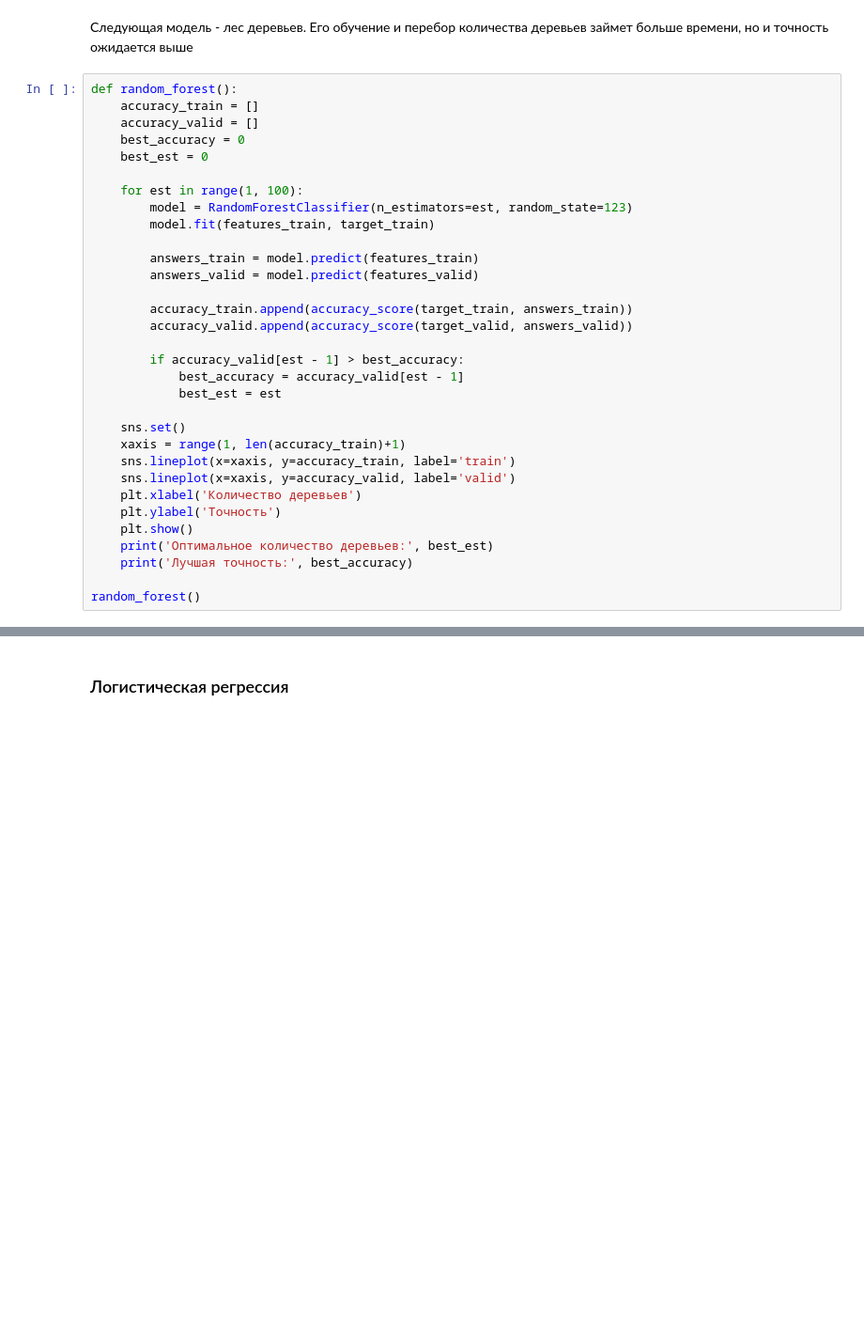
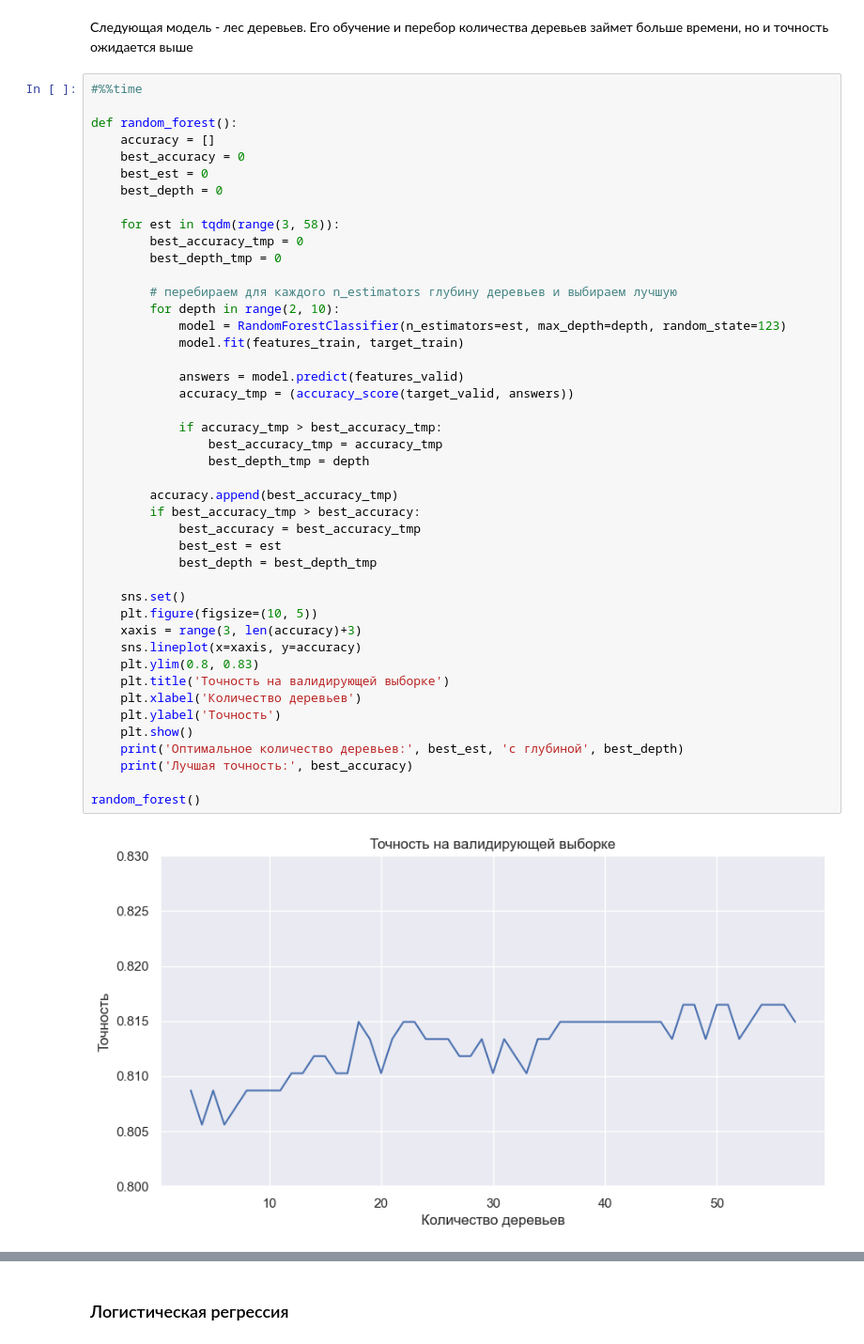
Before and after one commit to alex-blessed/YandexP-projects, a Jupyter notebook: YaTariffs.ipynb, the cells around one changed output, grey strips where cells are left out. Shown: that part at 94% size. Drawn from its saved outputs; the diff is of its cells as text; blank space fills up the shorter version.

```diff
--- a/YaTariffs.ipynb
+++ b/YaTariffs.ipynb
@@ -291,34 +356,48 @@ decision_tree()
 # %% [markdown]
 Следующая модель - лес деревьев. Его обучение и перебор количества деревьев займет больше времени, но и точность ожидается выше
 # %%
+#%%time
+
 def random_forest():
-    accuracy_train = []
-    accuracy_valid = []
+    accuracy = []
     best_accuracy = 0
     best_est = 0
+    best_depth = 0
 
-    for est in range(1, 100):
-        model = RandomForestClassifier(n_estimators=est, random_state=123)
-        model.fit(features_train, target_train)
+    for est in tqdm(range(3, 58)):
+        best_accuracy_tmp = 0
+        best_depth_tmp = 0
 
-        answers_train = model.predict(features_train)
-        answers_valid = model.predict(features_valid)
+        # перебираем для каждого n_estimators глубину деревьев и выбираем лучшую
+        for depth in range(2, 10):
+            model = RandomForestClassifier(n_estimators=est, max_depth=depth, random_state=123)
+            model.fit(features_train, target_train)
 
-        accuracy_train.append(accuracy_score(target_train, answers_train))
-        accuracy_valid.append(accuracy_score(target_valid, answers_valid))
+            answers = model.predict(features_valid)
+            accuracy_tmp = (accuracy_score(target_valid, answers))
 
-        if accuracy_valid[est - 1] > best_accuracy:
-            best_accuracy = accuracy_valid[est - 1]
+            if accuracy_tmp > best_accuracy_tmp:
+                best_accuracy_tmp = accuracy_tmp
+                best_depth_tmp = depth
+
+        accuracy.append(best_accuracy_tmp)
+        if best_accuracy_tmp > best_accuracy:
+            best_accuracy = best_accuracy_tmp
             best_est = est
+            best_depth = best_depth_tmp
 
     sns.set()
-    xaxis = range(1, len(accuracy_train)+1)
-    sns.lineplot(x=xaxis, y=accuracy_train, label='train')
-    sns.lineplot(x=xaxis, y=accuracy_valid, label='valid')
+    plt.figure(figsize=(10, 5))
+    xaxis = range(3, len(accuracy)+3)
+    sns.lineplot(x=xaxis, y=accuracy)
+    plt.ylim(0.8, 0.83)
+    plt.title('Точность на валидирующей выборке')
     plt.xlabel('Количество деревьев')
     plt.ylabel('Точность')
     plt.show()
-    print('Оптимальное количество деревьев:', best_est)
+    print('Оптимальное количество деревьев:', best_est, 'c глубиной', best_depth)
     print('Лучшая точность:', best_accuracy)
 
 random_forest()
+# %% [output]
+[figure, added]
```
Also changed, not shown: parts of 27 cells of this notebook.
